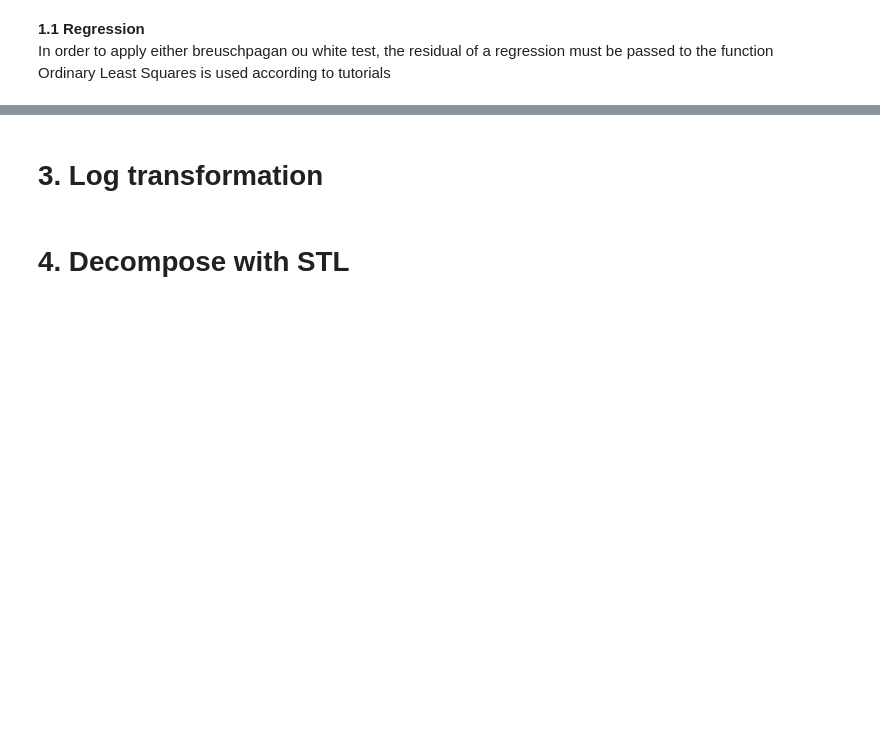
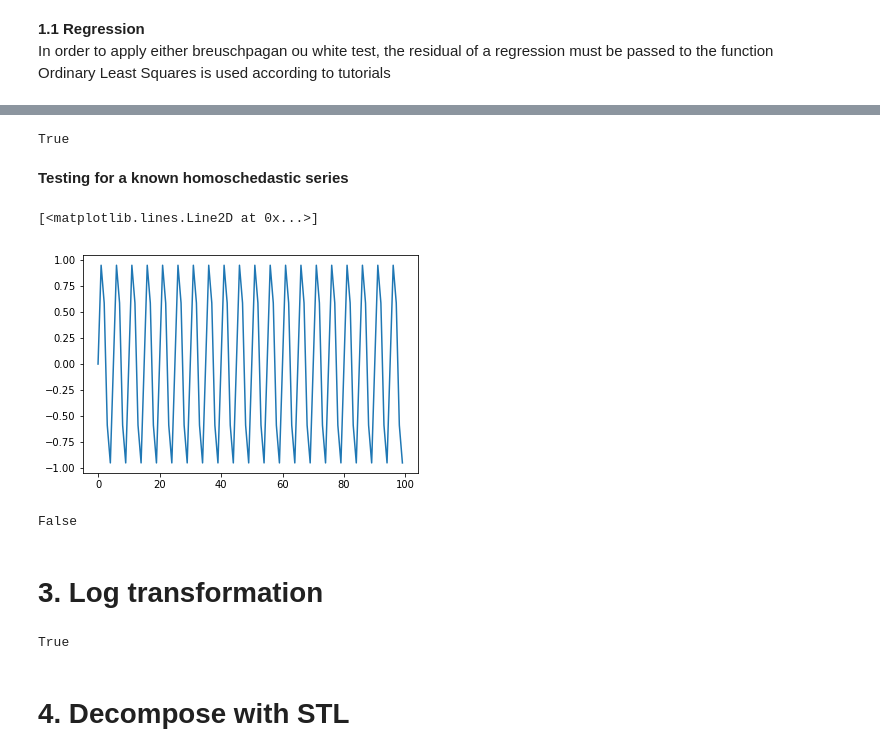
Before and after one commit to Valerieps/time_series_studies, a Jupyter notebook: params_exp/04_pipeline.ipynb, the cells around one changed output, grey strips where cells are left out. Cells and saved outputs as stored; diff of their text form; code cells hidden in the pictures; blank space fills up the shorter version.

```diff
--- a/params_exp/04_pipeline.ipynb
+++ b/params_exp/04_pipeline.ipynb
@@ -86,2 +74,40 @@ I'm an Heteroschedestic series!
+# %%
+is_het = test_heteroschedasticity(data[city])
+is_het
+# %% [output]
+True
+# %% [markdown]
+**Testing for a known homoschedastic series**
+# %%
+def gen_series(frequency:int):
+    # How many time points are needed i,e., Sampling Frequency
+    samplingFrequency = 10
+    samplingInterval = 1 / samplingFrequency  # At what intervals time points are sampled
+
+    # Time points - eixo X
+    beginTime           = 0
+    endTime             = 10;
+    time = np.arange(beginTime, endTime, samplingInterval)
+
+    # Frequency of the signals
+    signalFrequency = frequency
+
+    # Create two sine waves
+    # amplitude = np.sin( 2*np.pi*signalFrequency*time)
+    amplitude = np.sin( np.pi*signalFrequency*time)
+    # amplitude= np.sin(5)
+    return amplitude
+# %%
+curve = gen_series(4)
+# %%
+plt.plot(curve)
+# %% [output]
+[<matplotlib.lines.Line2D at 0x...>]
+[figure, added]
+# %%
+is_het2 = test_heteroschedasticity(curve)
+is_het2
+# %% [output]
+False
 # %% [markdown]
 # 3. Log transformation
@@ -88,3 +118,8 @@ I'm an Heteroschedestic series!
+# %%
+is_het3 = test_heteroschedasticity(log_data)
+is_het3
+# %% [output]
+True
 # %% [markdown]
 # 4. Decompose with STL
 # %% [markdown]
```
Also changed, not shown: parts of 13 cells of this notebook.
